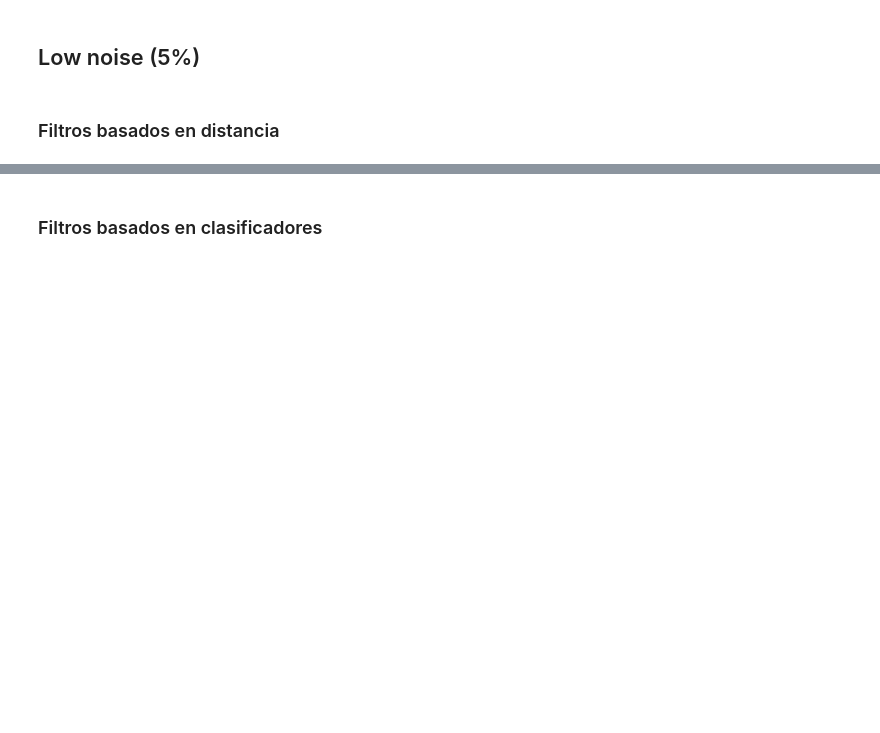
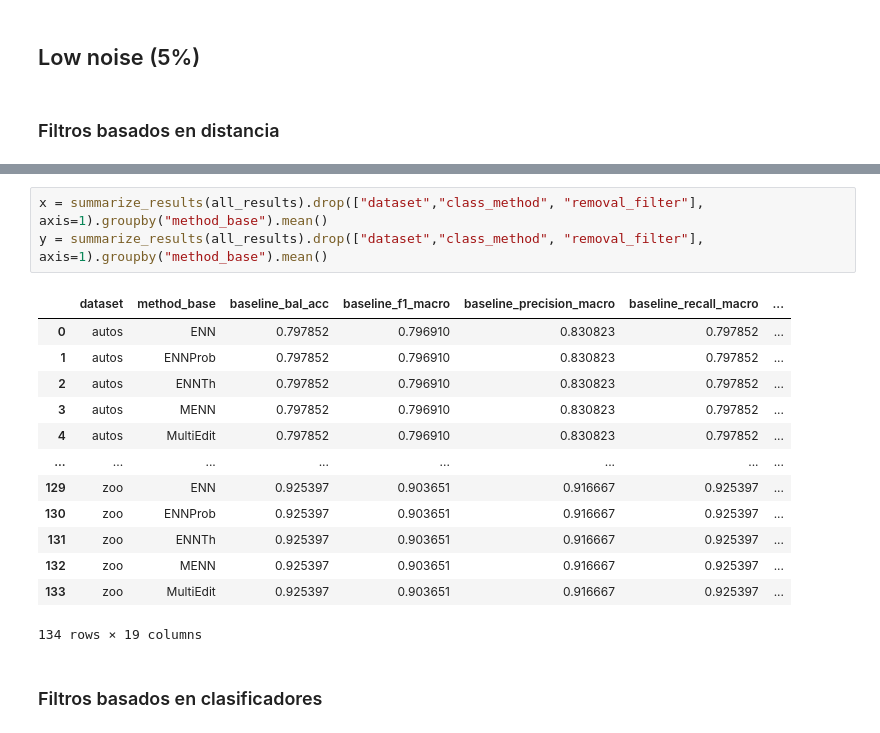
Before and after one commit to Juamp667/noislearn, a Jupyter notebook: testing.ipynb, the cells around one changed output, grey strips where cells are left out. Drawn from its saved outputs; the diff is of its cells as text; blank space fills up the shorter version.

```diff
--- a/testing.ipynb
+++ b/testing.ipynb
@@ -280,3 +230,20 @@ best_by_filter_removal
+# %%
+x = summarize_results(all_results).drop(["dataset","class_method", "removal_filter"], axis=1).groupby("method_base").mean()
+y = summarize_results(all_results).drop(["dataset","class_method", "removal_filter"], axis=1).groupby("method_base").mean()
+# %% [output]
+|  | dataset | method_base | baseline_bal_acc | baseline_f1_macro | baseline_precision_macro | baseline_recall_macro | ... |
+| 0 | autos | ENN | 0.797852 | 0.796910 | 0.830823 | 0.797852 | ... |
+| 1 | autos | ENNProb | 0.797852 | 0.796910 | 0.830823 | 0.797852 | ... |
+| 2 | autos | ENNTh | 0.797852 | 0.796910 | 0.830823 | 0.797852 | ... |
+| 3 | autos | MENN | 0.797852 | 0.796910 | 0.830823 | 0.797852 | ... |
+| 4 | autos | MultiEdit | 0.797852 | 0.796910 | 0.830823 | 0.797852 | ... |
+| ... | ... | ... | ... | ... | ... | ... | ... |
+| 129 | zoo | ENN | 0.925397 | 0.903651 | 0.916667 | 0.925397 | ... |
+| 130 | zoo | ENNProb | 0.925397 | 0.903651 | 0.916667 | 0.925397 | ... |
+| 131 | zoo | ENNTh | 0.925397 | 0.903651 | 0.916667 | 0.925397 | ... |
+| 132 | zoo | MENN | 0.925397 | 0.903651 | 0.916667 | 0.925397 | ... |
+| 133 | zoo | MultiEdit | 0.925397 | 0.903651 | 0.916667 | 0.925397 | ... |
+134 rows × 19 columns
 # %% [markdown]
 ### Filtros basados en clasificadores
 # %%
```
Also changed, not shown: parts of 15 cells of this notebook, 14 other files.
